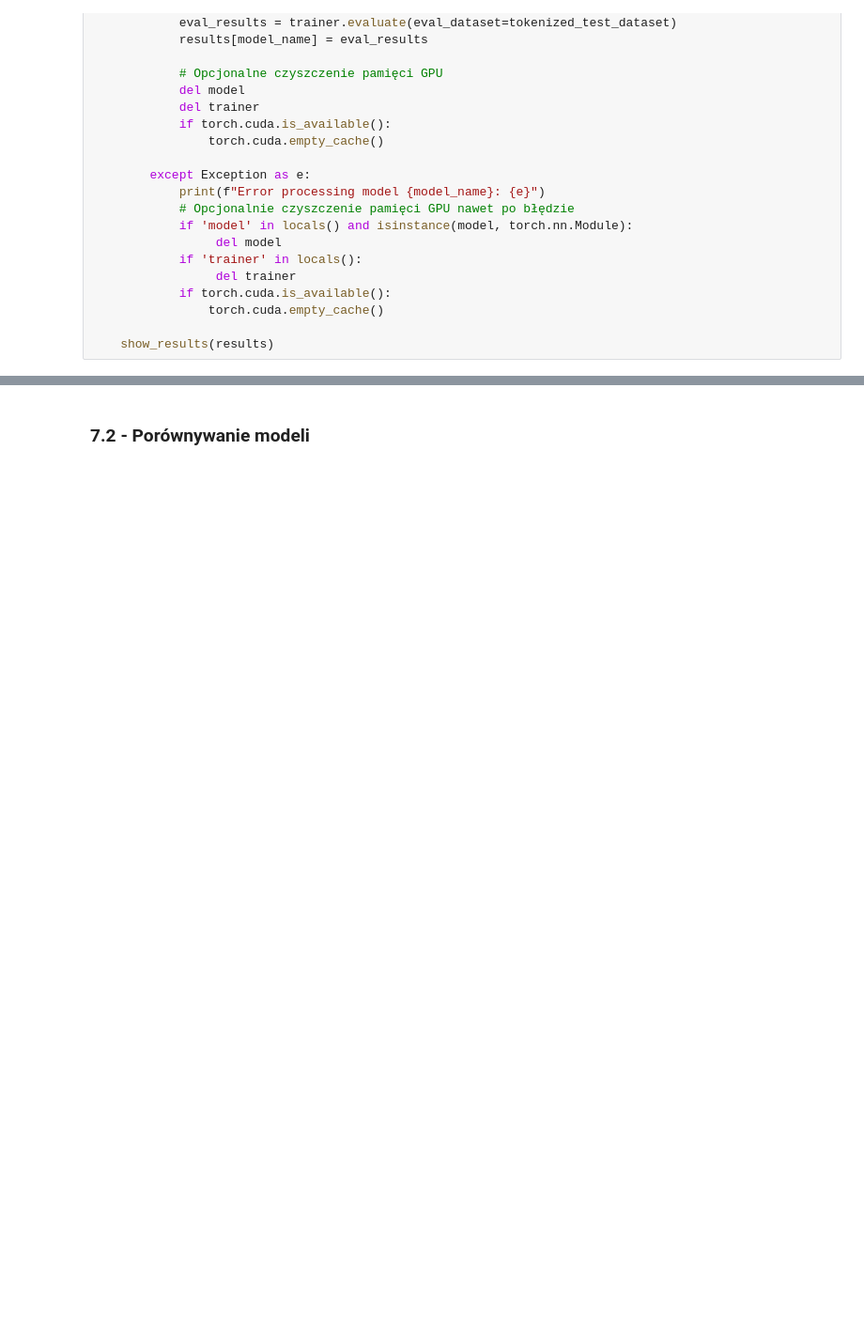
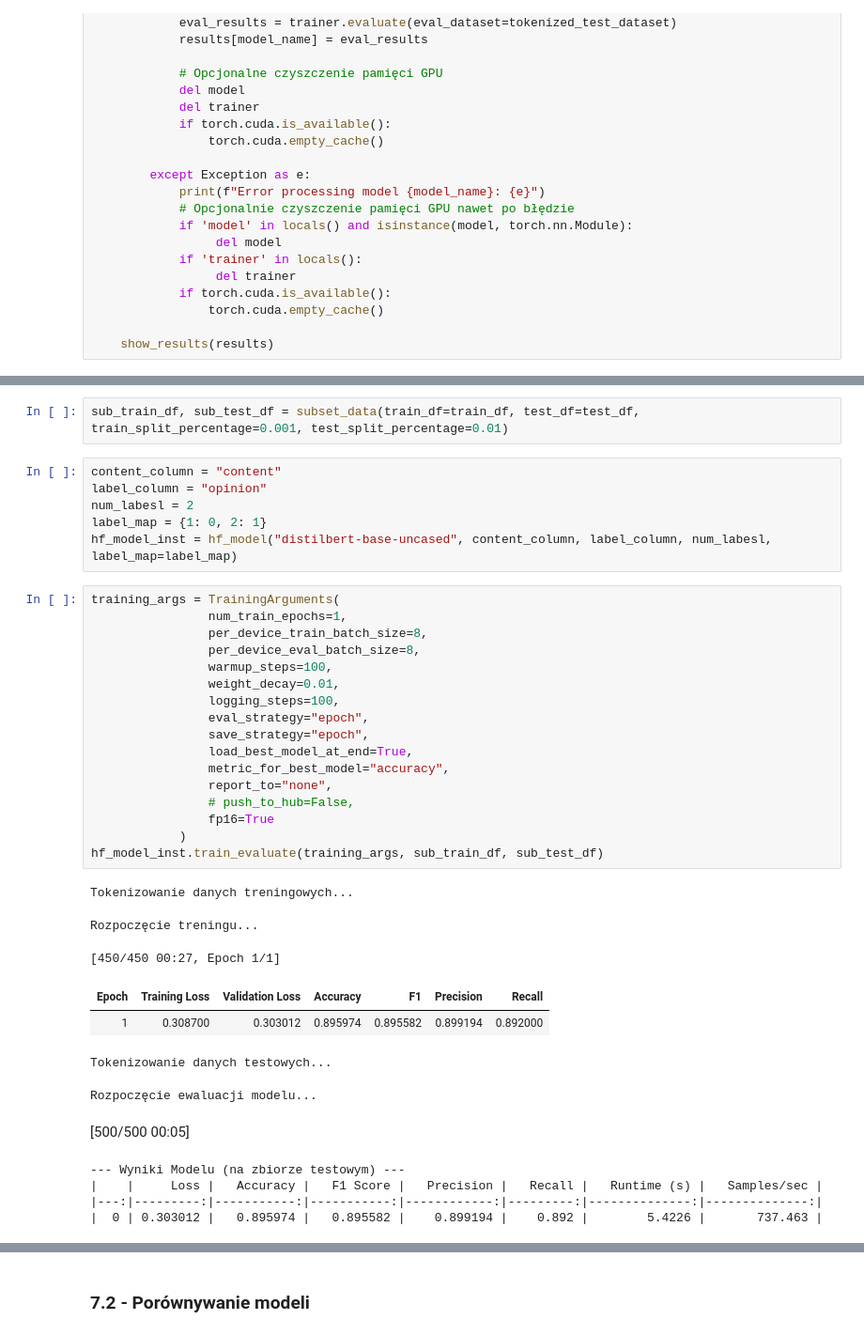
Before and after one commit to piatek5/ML-models-and-classifiers-analisis, a Jupyter notebook: main_notebook.ipynb, the cells around one changed output, grey strips where cells are left out. Shown at 94% size. Saved outputs shown, nothing was run; the diff lists cells and outputs as text; blank space fills up the shorter version.

```diff
--- a/main_notebook.ipynb
+++ b/main_notebook.ipynb
@@ -1158,0 +1601,38 @@ def compare_hf_models(train_df, test_df, num_labels, models_to_compare, train_sp
+# %%
+sub_train_df, sub_test_df = subset_data(train_df=train_df, test_df=test_df, train_split_percentage=0.001, test_split_percentage=0.01)
+# %%
+content_column = "content"
+label_column = "opinion"
+num_labesl = 2
+label_map = {1: 0, 2: 1}
+hf_model_inst = hf_model("distilbert-base-uncased", content_column, label_column, num_labesl, label_map=label_map)
+# %%
+training_args = TrainingArguments(
+                num_train_epochs=1,
+                per_device_train_batch_size=8,
+                per_device_eval_batch_size=8,
+                warmup_steps=100,
+                weight_decay=0.01,
+                logging_steps=100,
+                eval_strategy="epoch",
+                save_strategy="epoch",
+                load_best_model_at_end=True,
+                metric_for_best_model="accuracy",
+                report_to="none",
+                # push_to_hub=False,
+                fp16=True
+            )
+hf_model_inst.train_evaluate(training_args, sub_train_df, sub_test_df)
+# %% [output]
+Tokenizowanie danych treningowych...
+Rozpoczęcie treningu...
+[450/450 00:27, Epoch 1/1]
+| Epoch | Training Loss | Validation Loss | Accuracy | F1 | Precision | Recall |
+| 1 | 0.308700 | 0.303012 | 0.895974 | 0.895582 | 0.899194 | 0.892000 |
+Tokenizowanie danych testowych...
+Rozpoczęcie ewaluacji modelu...
+[500/500 00:05]
+--- Wyniki Modelu (na zbiorze testowym) ---
+|    |     Loss |   Accuracy |   F1 Score |   Precision |   Recall |   Runtime (s) |   Samples/sec |
+|---:|---------:|-----------:|-----------:|------------:|---------:|--------------:|--------------:|
+|  0 | 0.303012 |   0.895974 |   0.895582 |    0.899194 |    0.892 |        5.4226 |       737.463 |
```
Also changed, not shown: parts of 10 cells of this notebook.
